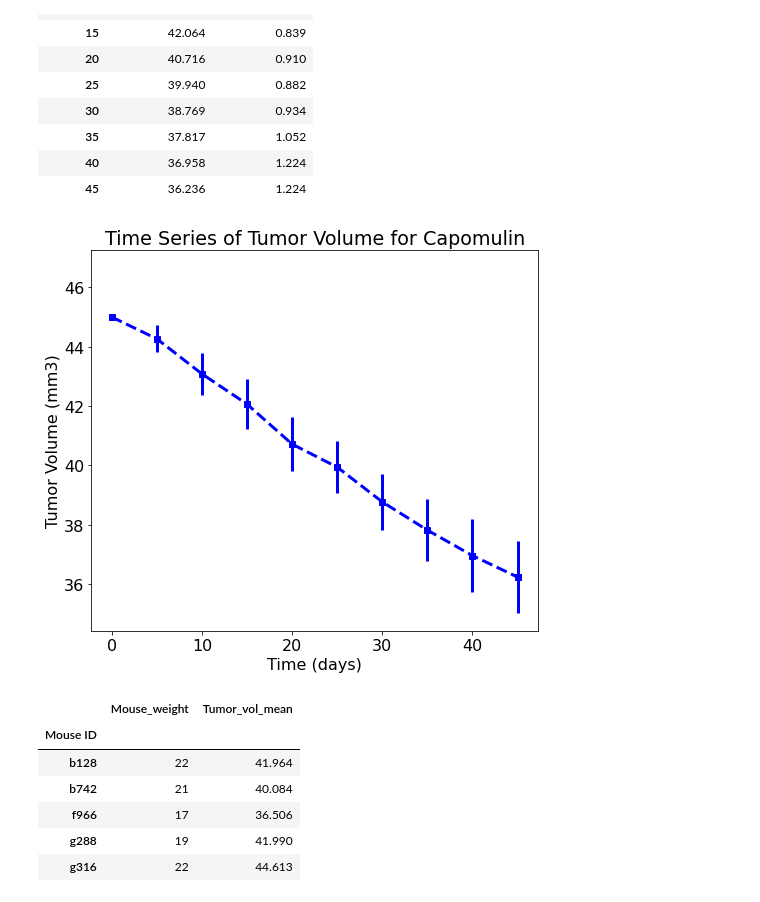
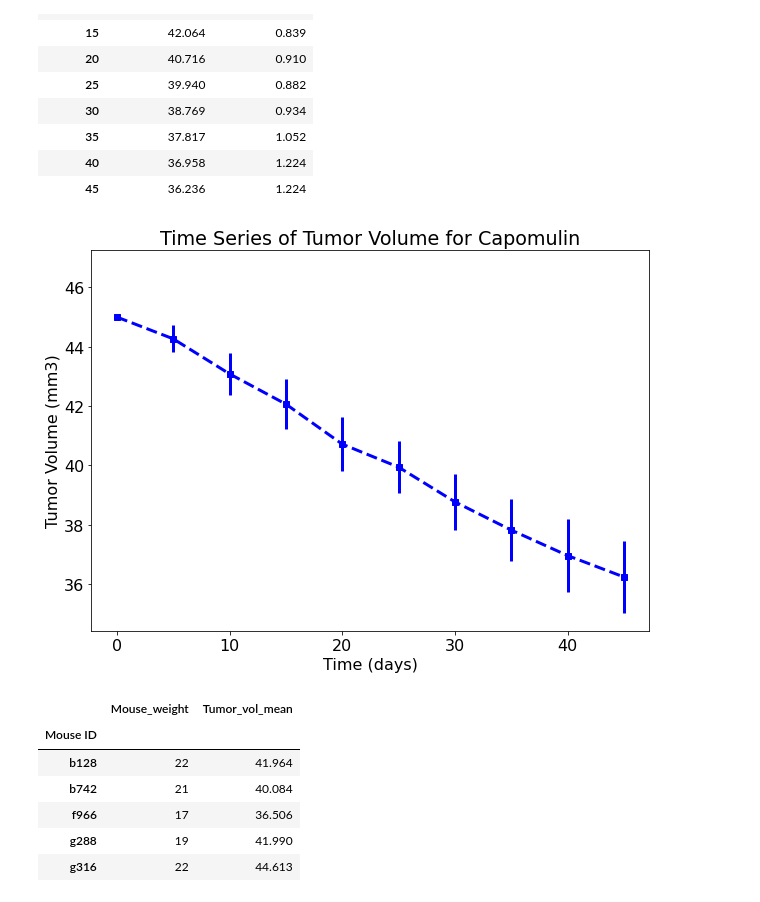
Before and after one commit to Lareena/Matplotlib_Homework, a Jupyter notebook: Pymaceuticals/pymaceuticals_starter - Copy.ipynb, the cells around one changed output. Saved outputs shown, nothing was run; the diff lists cells and outputs as text; code cells hidden in the pictures.

```diff
--- a/Pymaceuticals/pymaceuticals_starter - Copy.ipynb
+++ b/Pymaceuticals/pymaceuticals_starter - Copy.ipynb
@@ -432,28 +428,28 @@ cap_time_tumor
 # %%
 
 # Plot a line plot using error bars
 
 # get the values for the x axis
 time_series = list(cap_time_tumor.index.values)
 
 # Use errorbar plot from matplotlib
 plt.errorbar(
     time_series,
     cap_time_tumor['Tumor_Vol_Mean'],
     yerr=cap_time_tumor['Tumor_Vol_SEM'],
     label="Time Series of Tumor Volume for Capomulin", color ="red",
     fmt="bs--", linewidth=3)
 # Add the descriptive title, x labels and y labels
 plt.title("Time Series of Tumor Volume for Capomulin")
 plt.xlabel("Time (days)")
 plt.ylabel("Tumor Volume (mm3)")
 
 # Set x and y limits
 plt.xlim(min(time_series)-max(time_series)*0.05, max(time_series)*1.05)
 plt.ylim(min(cap_time_tumor['Tumor_Vol_Mean'])*0.95, max(cap_time_tumor['Tumor_Vol_Mean'])*1.05)
-plt.rcParams["figure.figsize"] = [8,7]
+plt.rcParams["figure.figsize"] = [10,10]
 # %% [output]
-[figure, old version]
+[figure, new version]
 # %%
 # Generate a scatter plot of average tumor volume vs. mouse weight for the Capomulin regimen
 cap_mouse_id = capomulin_data.groupby(['Mouse ID']).agg(\
```
Also changed, not shown: parts of 8 cells of this notebook.
